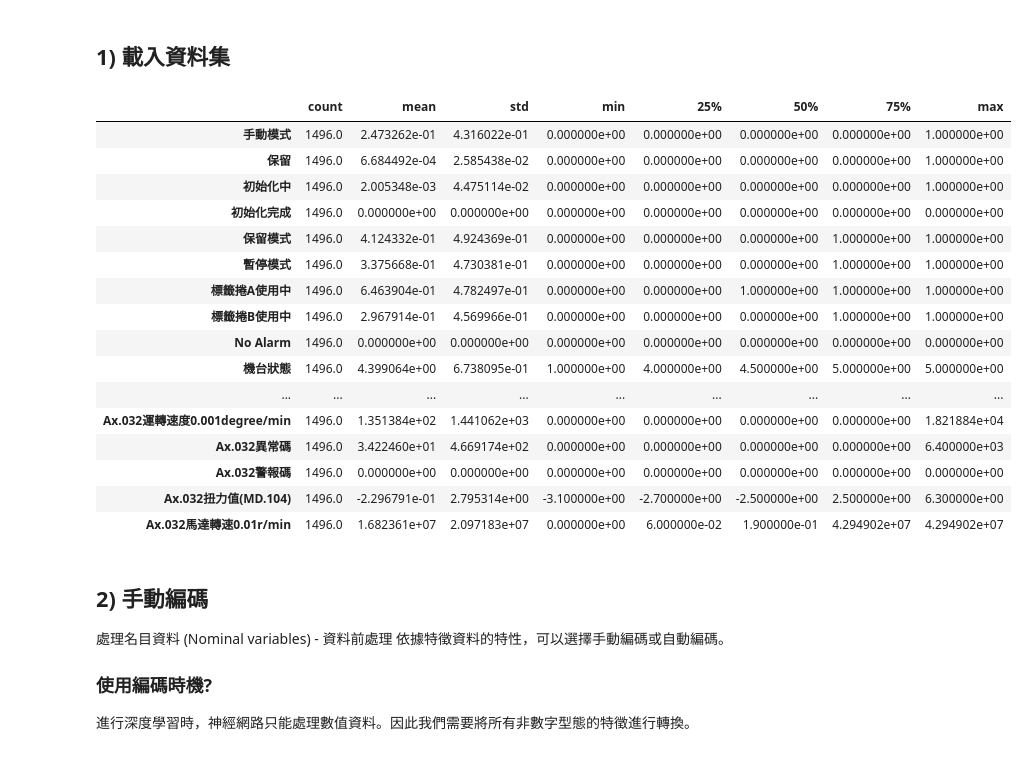
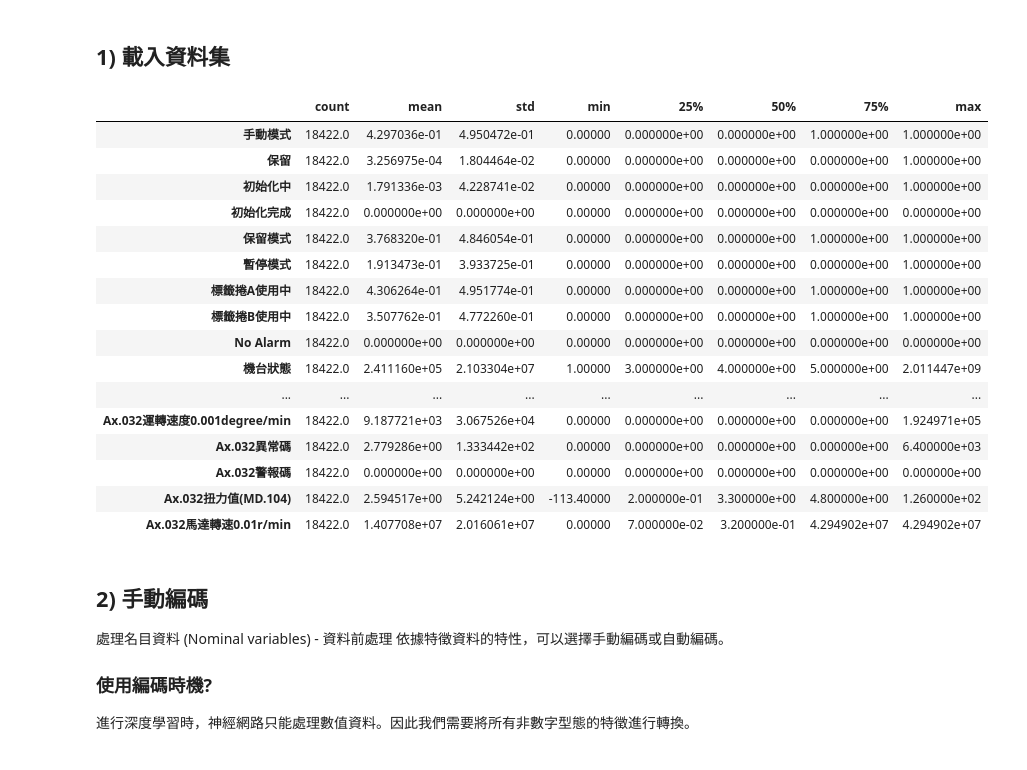
Before and after one commit to tempzeba/iot_test_public, a Jupyter notebook: A1L02007_log_20201120_(DNN_tensorflow2_0)_Sequential.ipynb, the cells around one changed output. Drawn from its saved outputs; the diff is of its cells as text; code cells hidden in the pictures.

```diff
--- a/A1L02007_log_20201120_(DNN_tensorflow2_0)_Sequential.ipynb
+++ b/A1L02007_log_20201120_(DNN_tensorflow2_0)_Sequential.ipynb
@@ -21,7 +70,7 @@ pd.set_option('max_row',500)
 ## 1) 載入資料集
 # %%
 # df_train = pd.read_csv('./data/Iris.csv')
-df_train = pd.read_csv('https://github.com/tempzeba/iot_test_public/releases/download/iot_data/A1L02007_log_01.csv', sep='\t')
+# df_train = pd.read_csv('https://github.com/tempzeba/iot_test_public/releases/download/iot_data/A1L02007_log_01.csv', sep='\t')
 df_train = df_train.drop(labels=[
 r'收集日期',
 r'抽樣秒',
@@ -162,49 +211,50 @@ r'位址區段W2004紀錄時間'
  '轉瓶09伺服R軸單元老化預警',
  '轉瓶10伺服R軸單元老化預警',
  '轉瓶11伺服R軸單元老化預警',
  '轉瓶12伺服R軸單元老化預警',
  '轉瓶13伺服R軸單元老化預警',
  '轉瓶14伺服R軸單元老化預警',
  '轉瓶15伺服R軸單元老化預警',
  '轉瓶16伺服R軸單元老化預警',
  '轉瓶17伺服R軸單元老化預警',
  '轉瓶18伺服R軸單元老化預警'
 
 ],axis=1)
 
 df_train = df_train[df_train['ALife(PLC)']>=0]  #清除無效數據
+df_train = df_train[df_train['ALife(PLC)']<65536]  #清除無效數據
 df_train.describe().transpose()
 # df_train.columns.to_list()
 
 # 調整資料集
 # 1. 只取有異常部分
 # 2. 計算有異常資料筆數
 # 3. 從無異常資料隨機抽出k筆資料與異常資料合併作為投入模型的資料集。k=異常資料筆數
 mask = df_train[r'故障代號'] > 0
 target_count = mask.sum()
 # print(target_count)
 df_train_noerr = df_train[df_train[r'故障代號'] == 0].sample(n=target_count,random_state=123,axis=0)
 df_train = df_train[mask]
 df_train = df_train.append(df_train_noerr)
 df_train.describe().transpose()
 # %% [output]
 |  | count | mean | std | min | 25% | 50% | 75% | max |
-| 手動模式 | 1496.0 | 2.473262e-01 | 4.316022e-01 | 0.000000e+00 | 0.000000e+00 | 0.000000e+00 | 0.000000e+00 | 1.000000e+00 |
-| 保留 | 1496.0 | 6.684492e-04 | 2.585438e-02 | 0.000000e+00 | 0.000000e+00 | 0.000000e+00 | 0.000000e+00 | 1.000000e+00 |
-| 初始化中 | 1496.0 | 2.005348e-03 | 4.475114e-02 | 0.000000e+00 | 0.000000e+00 | 0.000000e+00 | 0.000000e+00 | 1.000000e+00 |
-| 初始化完成 | 1496.0 | 0.000000e+00 | 0.000000e+00 | 0.000000e+00 | 0.000000e+00 | 0.000000e+00 | 0.000000e+00 | 0.000000e+00 |
-| 保留模式 | 1496.0 | 4.124332e-01 | 4.924369e-01 | 0.000000e+00 | 0.000000e+00 | 0.000000e+00 | 1.000000e+00 | 1.000000e+00 |
-| 暫停模式 | 1496.0 | 3.375668e-01 | 4.730381e-01 | 0.000000e+00 | 0.000000e+00 | 0.000000e+00 | 1.000000e+00 | 1.000000e+00 |
-| 標籤捲A使用中 | 1496.0 | 6.463904e-01 | 4.782497e-01 | 0.000000e+00 | 0.000000e+00 | 1.000000e+00 | 1.000000e+00 | 1.000000e+00 |
-| 標籤捲B使用中 | 1496.0 | 2.967914e-01 | 4.569966e-01 | 0.000000e+00 | 0.000000e+00 | 0.000000e+00 | 1.000000e+00 | 1.000000e+00 |
-| No Alarm | 1496.0 | 0.000000e+00 | 0.000000e+00 | 0.000000e+00 | 0.000000e+00 | 0.000000e+00 | 0.000000e+00 | 0.000000e+00 |
-| 機台狀態 | 1496.0 | 4.399064e+00 | 6.738095e-01 | 1.000000e+00 | 4.000000e+00 | 4.500000e+00 | 5.000000e+00 | 5.000000e+00 |
+| 手動模式 | 18422.0 | 4.297036e-01 | 4.950472e-01 | 0.00000 | 0.000000e+00 | 0.000000e+00 | 1.000000e+00 | 1.000000e+00 |
+| 保留 | 18422.0 | 3.256975e-04 | 1.804464e-02 | 0.00000 | 0.000000e+00 | 0.000000e+00 | 0.000000e+00 | 1.000000e+00 |
+| 初始化中 | 18422.0 | 1.791336e-03 | 4.228741e-02 | 0.00000 | 0.000000e+00 | 0.000000e+00 | 0.000000e+00 | 1.000000e+00 |
+| 初始化完成 | 18422.0 | 0.000000e+00 | 0.000000e+00 | 0.00000 | 0.000000e+00 | 0.000000e+00 | 0.000000e+00 | 0.000000e+00 |
+| 保留模式 | 18422.0 | 3.768320e-01 | 4.846054e-01 | 0.00000 | 0.000000e+00 | 0.000000e+00 | 1.000000e+00 | 1.000000e+00 |
+| 暫停模式 | 18422.0 | 1.913473e-01 | 3.933725e-01 | 0.00000 | 0.000000e+00 | 0.000000e+00 | 0.000000e+00 | 1.000000e+00 |
+| 標籤捲A使用中 | 18422.0 | 4.306264e-01 | 4.951774e-01 | 0.00000 | 0.000000e+00 | 0.000000e+00 | 1.000000e+00 | 1.000000e+00 |
+| 標籤捲B使用中 | 18422.0 | 3.507762e-01 | 4.772260e-01 | 0.00000 | 0.000000e+00 | 0.000000e+00 | 1.000000e+00 | 1.000000e+00 |
+| No Alarm | 18422.0 | 0.000000e+00 | 0.000000e+00 | 0.00000 | 0.000000e+00 | 0.000000e+00 | 0.000000e+00 | 0.000000e+00 |
+| 機台狀態 | 18422.0 | 2.411160e+05 | 2.103304e+07 | 1.00000 | 3.000000e+00 | 4.000000e+00 | 5.000000e+00 | 2.011447e+09 |
 | ... | ... | ... | ... | ... | ... | ... | ... | ... |
-| Ax.032運轉速度0.001degree/min | 1496.0 | 1.351384e+02 | 1.441062e+03 | 0.000000e+00 | 0.000000e+00 | 0.000000e+00 | 0.000000e+00 | 1.821884e+04 |
-| Ax.032異常碼 | 1496.0 | 3.422460e+01 | 4.669174e+02 | 0.000000e+00 | 0.000000e+00 | 0.000000e+00 | 0.000000e+00 | 6.400000e+03 |
-| Ax.032警報碼 | 1496.0 | 0.000000e+00 | 0.000000e+00 | 0.000000e+00 | 0.000000e+00 | 0.000000e+00 | 0.000000e+00 | 0.000000e+00 |
-| Ax.032扭力值(MD.104) | 1496.0 | -2.296791e-01 | 2.795314e+00 | -3.100000e+00 | -2.700000e+00 | -2.500000e+00 | 2.500000e+00 | 6.300000e+00 |
-| Ax.032馬達轉速0.01r/min | 1496.0 | 1.682361e+07 | 2.097183e+07 | 0.000000e+00 | 6.000000e-02 | 1.900000e-01 | 4.294902e+07 | 4.294902e+07 |
+| Ax.032運轉速度0.001degree/min | 18422.0 | 9.187721e+03 | 3.067526e+04 | 0.00000 | 0.000000e+00 | 0.000000e+00 | 0.000000e+00 | 1.924971e+05 |
+| Ax.032異常碼 | 18422.0 | 2.779286e+00 | 1.333442e+02 | 0.00000 | 0.000000e+00 | 0.000000e+00 | 0.000000e+00 | 6.400000e+03 |
+| Ax.032警報碼 | 18422.0 | 0.000000e+00 | 0.000000e+00 | 0.00000 | 0.000000e+00 | 0.000000e+00 | 0.000000e+00 | 0.000000e+00 |
+| Ax.032扭力值(MD.104) | 18422.0 | 2.594517e+00 | 5.242124e+00 | -113.40000 | 2.000000e-01 | 3.300000e+00 | 4.800000e+00 | 1.260000e+02 |
+| Ax.032馬達轉速0.01r/min | 18422.0 | 1.407708e+07 | 2.016061e+07 | 0.00000 | 7.000000e-02 | 3.200000e-01 | 4.294902e+07 | 4.294902e+07 |
 # %% [markdown]
 ## 2) 手動編碼
 處理名目資料 (Nominal variables) - 資料前處理
```
Also changed, not shown: parts of 11 cells of this notebook.
